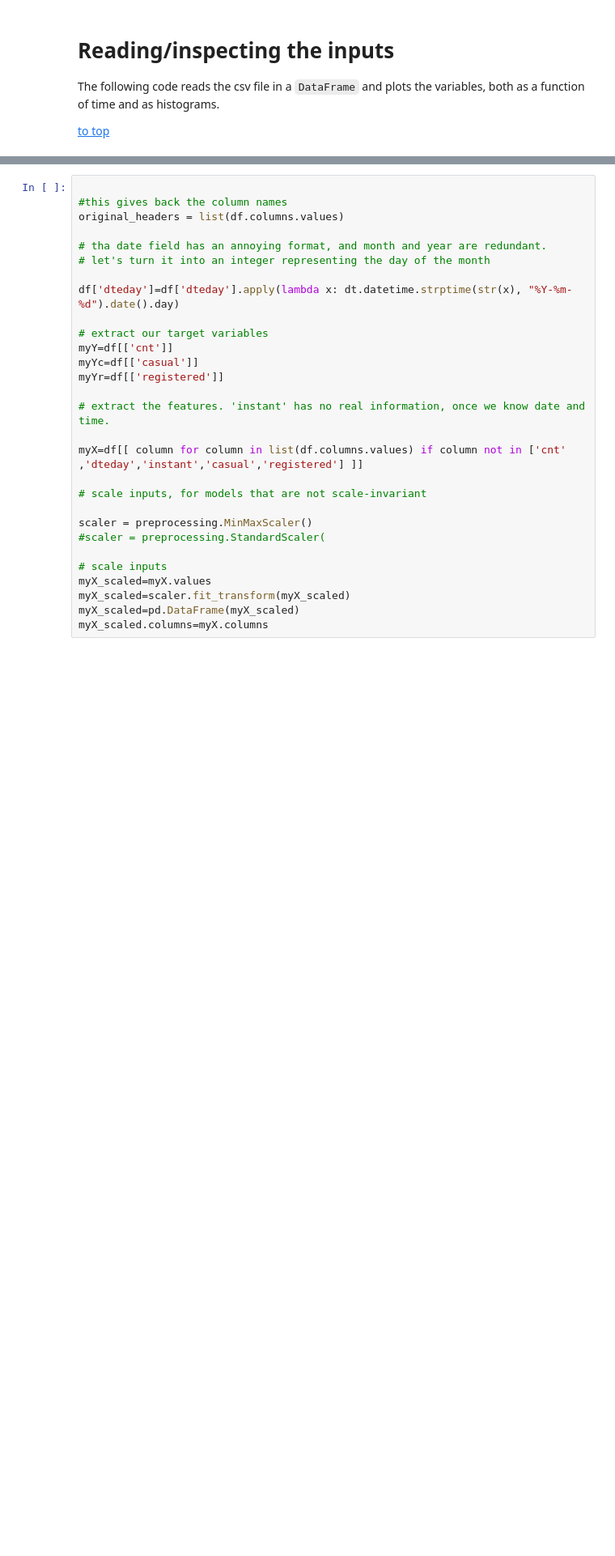
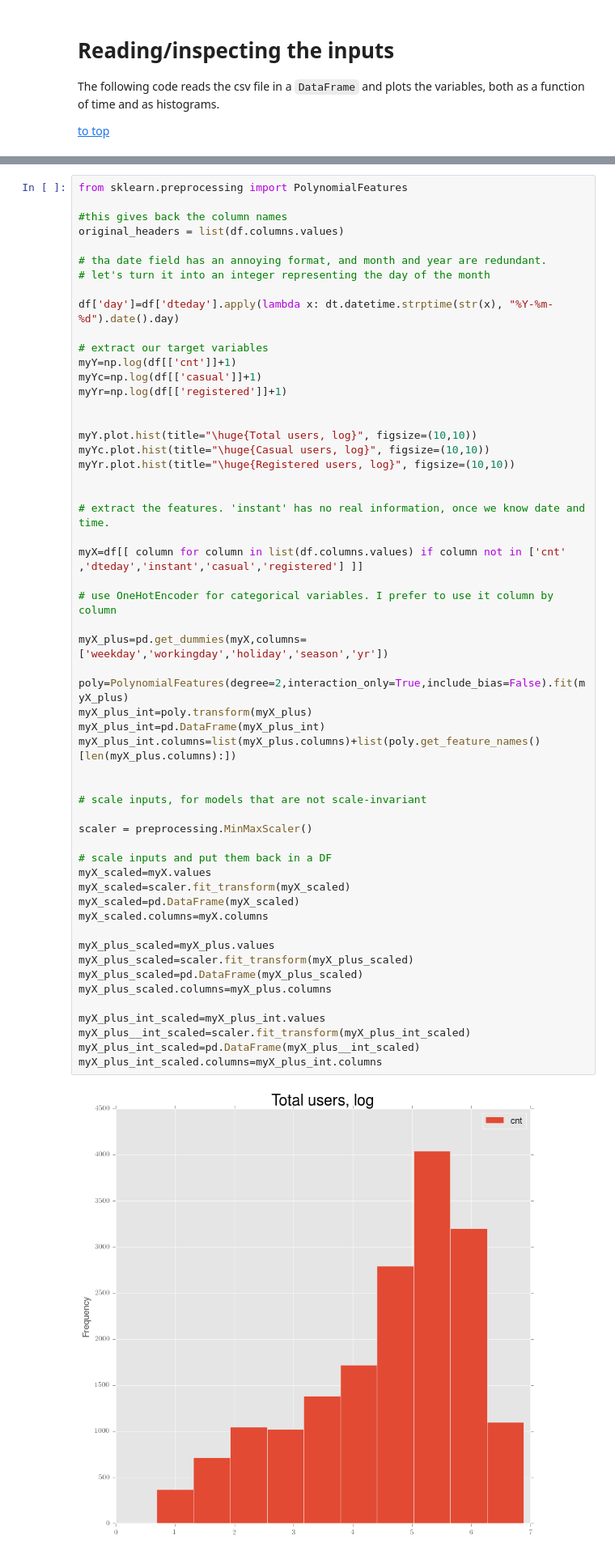
Before and after one commit to disimone/bikesharing, a Jupyter notebook: bikesharingClean.ipynb, the cells around one changed output, grey strips where cells are left out. Shown at 81% size. Drawn from its saved outputs; the diff is of its cells as text; blank space fills up the shorter version.

Commit message:
added feature interactions and categorical features

```diff
--- a/bikesharingClean.ipynb
+++ b/bikesharingClean.ipynb
@@ -113,29 +118,57 @@ Once the features and targets have been defined, I choose to scale them, so one
 # %%
+from sklearn.preprocessing import PolynomialFeatures
 
 #this gives back the column names
 original_headers = list(df.columns.values)
 
 # tha date field has an annoying format, and month and year are redundant.
 # let's turn it into an integer representing the day of the month
 
-df['dteday']=df['dteday'].apply(lambda x: dt.datetime.strptime(str(x), "%Y-%m-%d").date().day)
+df['day']=df['dteday'].apply(lambda x: dt.datetime.strptime(str(x), "%Y-%m-%d").date().day)
 
 # extract our target variables
-myY=df[['cnt']]
-myYc=df[['casual']]
-myYr=df[['registered']]
+myY=np.log(df[['cnt']]+1)
+myYc=np.log(df[['casual']]+1)
+myYr=np.log(df[['registered']]+1)
+
+
+myY.plot.hist(title="\huge{Total users, log}", figsize=(10,10))
+myYc.plot.hist(title="\huge{Casual users, log}", figsize=(10,10))
+myYr.plot.hist(title="\huge{Registered users, log}", figsize=(10,10))
+
 
 # extract the features. 'instant' has no real information, once we know date and time.
 
 myX=df[[ column for column in list(df.columns.values) if column not in ['cnt' ,'dteday','instant','casual','registered'] ]]
 
+# use OneHotEncoder for categorical variables. I prefer to use it column by column
+
+myX_plus=pd.get_dummies(myX,columns=['weekday','workingday','holiday','season','yr'])
+
+poly=PolynomialFeatures(degree=2,interaction_only=True,include_bias=False).fit(myX_plus)
+myX_plus_int=poly.transform(myX_plus)
+myX_plus_int=pd.DataFrame(myX_plus_int)
+myX_plus_int.columns=list(myX_plus.columns)+list(poly.get_feature_names()[len(myX_plus.columns):])
+
+
 # scale inputs, for models that are not scale-invariant
 
 scaler = preprocessing.MinMaxScaler()
-#scaler = preprocessing.StandardScaler(
 
-# scale inputs
+# scale inputs and put them back in a DF
 myX_scaled=myX.values
 myX_scaled=scaler.fit_transform(myX_scaled)
 myX_scaled=pd.DataFrame(myX_scaled)
 myX_scaled.columns=myX.columns
+
+myX_plus_scaled=myX_plus.values
+myX_plus_scaled=scaler.fit_transform(myX_plus_scaled)
+myX_plus_scaled=pd.DataFrame(myX_plus_scaled)
+myX_plus_scaled.columns=myX_plus.columns
+
+myX_plus_int_scaled=myX_plus_int.values
+myX_plus__int_scaled=scaler.fit_transform(myX_plus_int_scaled)
+myX_plus_int_scaled=pd.DataFrame(myX_plus__int_scaled)
+myX_plus_int_scaled.columns=myX_plus_int.columns
+# %% [output]
+[figure, added]
```
Also changed, not shown: parts of 8 cells of this notebook, 1 other file.
